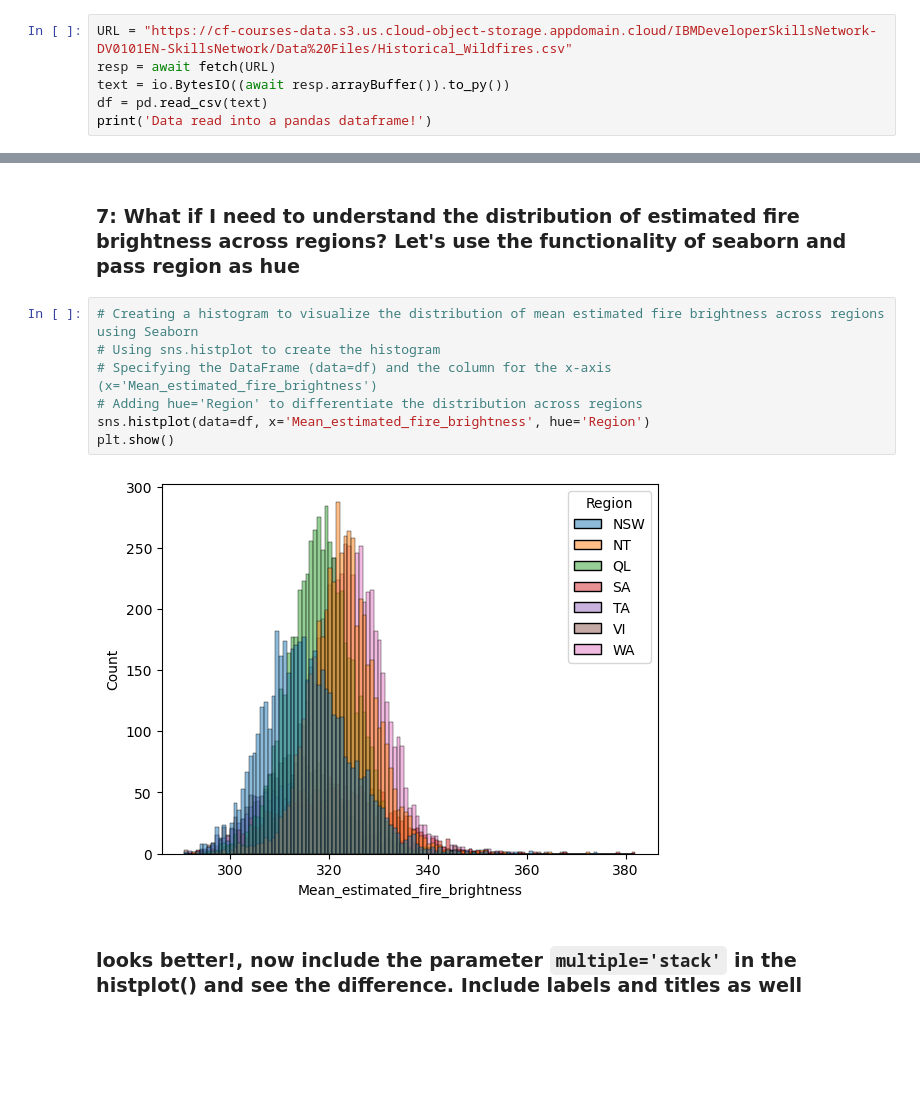
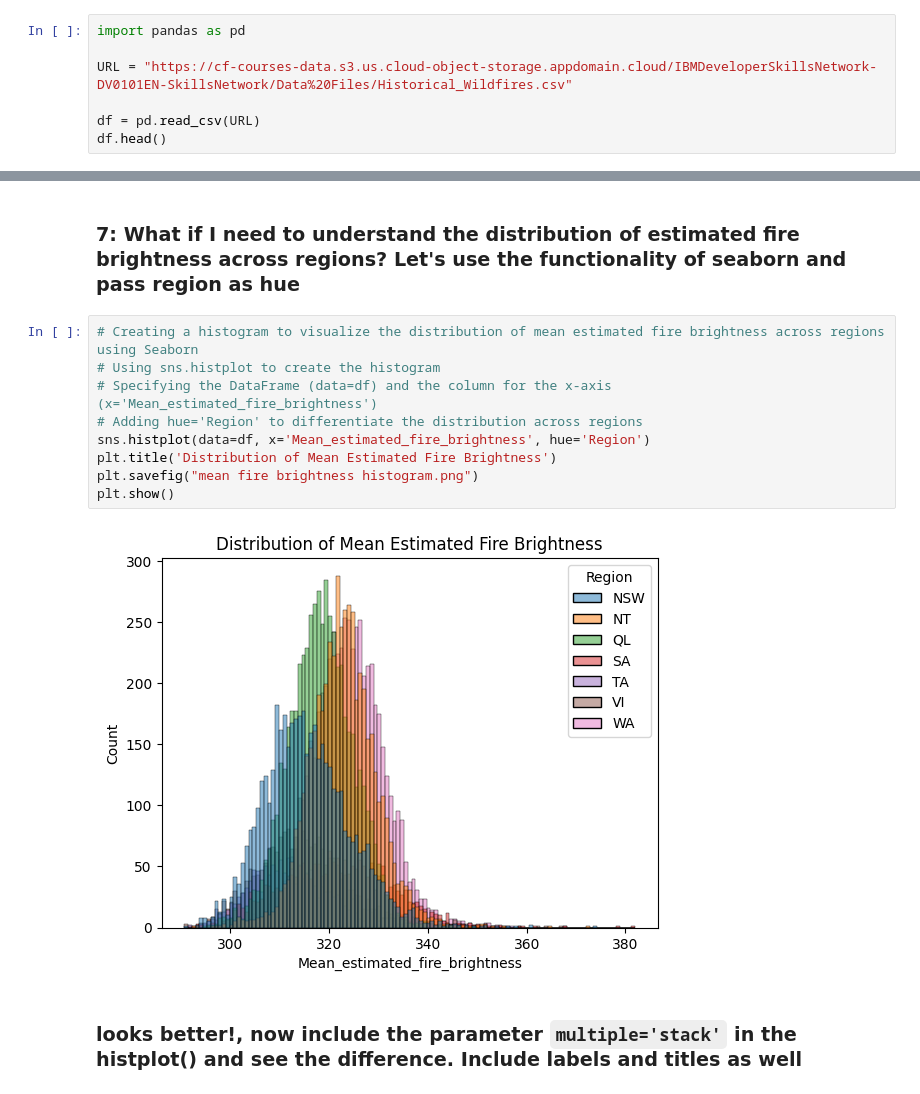
Before and after one commit to mrhamxo/wildfire-activities-in-Australia-Visualization-and-Analysis, a Jupyter notebook: Analyzing wildfire activities in Australia.ipynb, the cells around one changed output, grey strips where cells are left out. Drawn from its saved outputs; the diff is of its cells as text; blank space fills up the shorter version.

```diff
--- a/Analyzing wildfire activities in Australia.ipynb
+++ b/Analyzing wildfire activities in Australia.ipynb
@@ -57,9 +48,10 @@ Variables
 # %% [markdown]
 ### Importing Data
 # %%
+import pandas as pd
+
 URL = "https://cf-courses-data.s3.us.cloud-object-storage.appdomain.cloud/IBMDeveloperSkillsNetwork-DV0101EN-SkillsNetwork/Data%20Files/Historical_Wildfires.csv"
-resp = await fetch(URL)
-text = io.BytesIO((await resp.arrayBuffer()).to_py())
-df = pd.read_csv(text)
-print('Data read into a pandas dataframe!')
+
+df = pd.read_csv(URL)
+df.head()
 # %% [output]
@@ -254,12 +250,14 @@ plt.show()
 # %%
 # Creating a histogram to visualize the distribution of mean estimated fire brightness across regions using Seaborn
 # Using sns.histplot to create the histogram
 # Specifying the DataFrame (data=df) and the column for the x-axis (x='Mean_estimated_fire_brightness')
 # Adding hue='Region' to differentiate the distribution across regions
 sns.histplot(data=df, x='Mean_estimated_fire_brightness', hue='Region')
+plt.title('Distribution of Mean Estimated Fire Brightness')
+plt.savefig("mean fire brightness histogram.png")
 plt.show()
 # %% [output]
-[figure, old version]
+[figure, new version]
 # %% [markdown]
 ### looks better!, now include the parameter `multiple='stack'` in the histplot() and see the difference. Include labels and titles as well
 # %%
```
Also changed, not shown: parts of 6 cells of this notebook, 9 other files.
